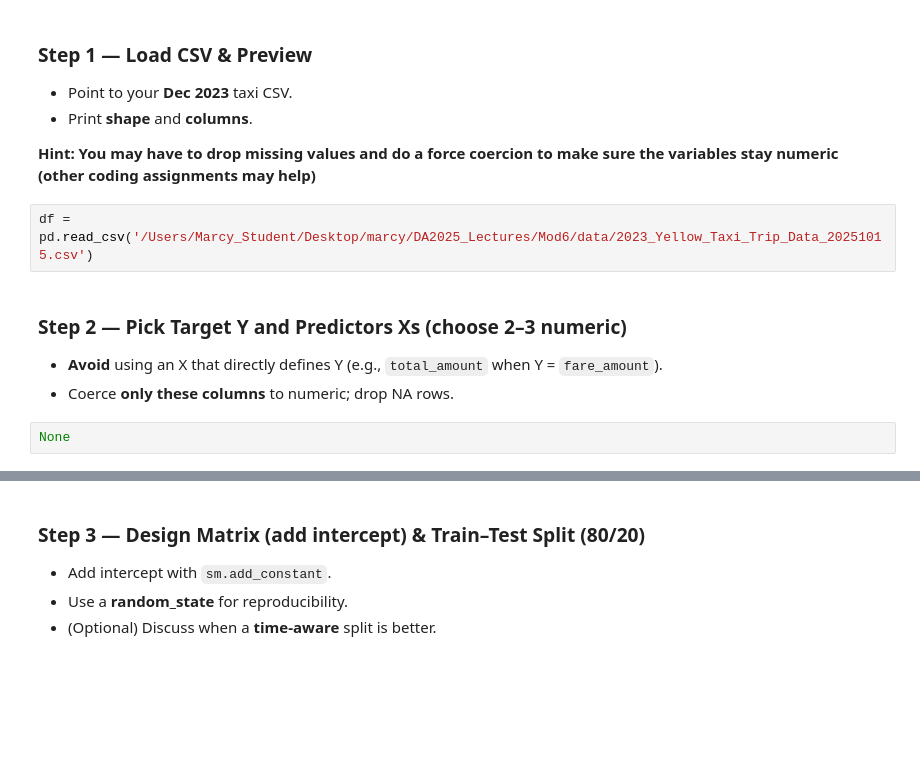
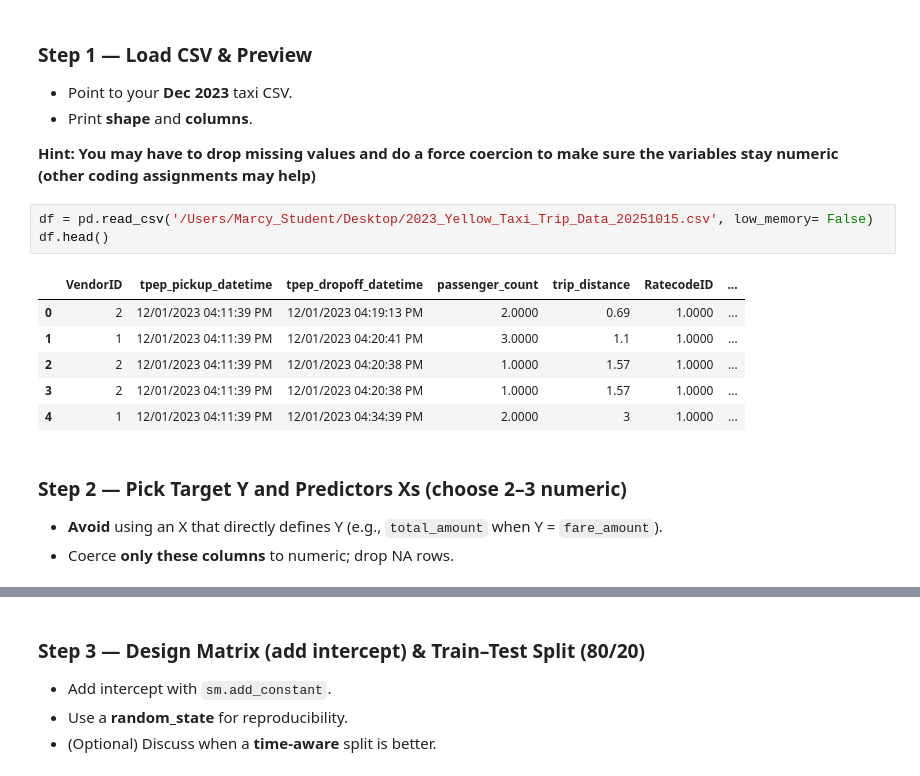
Before and after one commit to brehima5/DA2025_Lectures, a Jupyter notebook: Mod6/CodeAssignments/Mod6L8_CodeAssignment_STUDENT.ipynb, the cells around one changed output, grey strips where cells are left out. Drawn from its saved outputs; the diff is of its cells as text; blank space fills up the shorter version.

```diff
--- a/Mod6/CodeAssignments/Mod6L8_CodeAssignment_STUDENT.ipynb
+++ b/Mod6/CodeAssignments/Mod6L8_CodeAssignment_STUDENT.ipynb
@@ -52,11 +52,17 @@ pd.set_option('display.float_format', lambda x: f'{x:,.4f}')
 
 **Hint: You may have to drop missing values and do a force coercion to make sure the variables stay numeric (other coding assignments may help)**
 # %%
-df = pd.read_csv('/Users/Marcy_Student/Desktop/marcy/DA2025_Lectures/Mod6/data/2023_Yellow_Taxi_Trip_Data_20251015.csv')
+df = pd.read_csv('/Users/Marcy_Student/Desktop/2023_Yellow_Taxi_Trip_Data_20251015.csv', low_memory= False)
+df.head()
+# %% [output]
+|  | VendorID | tpep_pickup_datetime | tpep_dropoff_datetime | passenger_count | trip_distance | RatecodeID | ... |
+| 0 | 2 | 12/01/2023 04:11:39 PM | 12/01/2023 04:19:13 PM | 2.0000 | 0.69 | 1.0000 | ... |
+| 1 | 1 | 12/01/2023 04:11:39 PM | 12/01/2023 04:20:41 PM | 3.0000 | 1.1 | 1.0000 | ... |
+| 2 | 2 | 12/01/2023 04:11:39 PM | 12/01/2023 04:20:38 PM | 1.0000 | 1.57 | 1.0000 | ... |
+| 3 | 2 | 12/01/2023 04:11:39 PM | 12/01/2023 04:20:38 PM | 1.0000 | 1.57 | 1.0000 | ... |
+| 4 | 1 | 12/01/2023 04:11:39 PM | 12/01/2023 04:34:39 PM | 2.0000 | 3 | 1.0000 | ... |
 # %% [markdown]
 ### Step 2 —  Pick Target **Y** and Predictors **Xs** (choose 2–3 numeric)
 
 - **Avoid** using an X that directly defines Y (e.g., `total_amount` when Y = `fare_amount`).
 - Coerce **only these columns** to numeric; drop NA rows.
-# %%
-None
```
Also changed, not shown: parts of 13 cells of this notebook.
